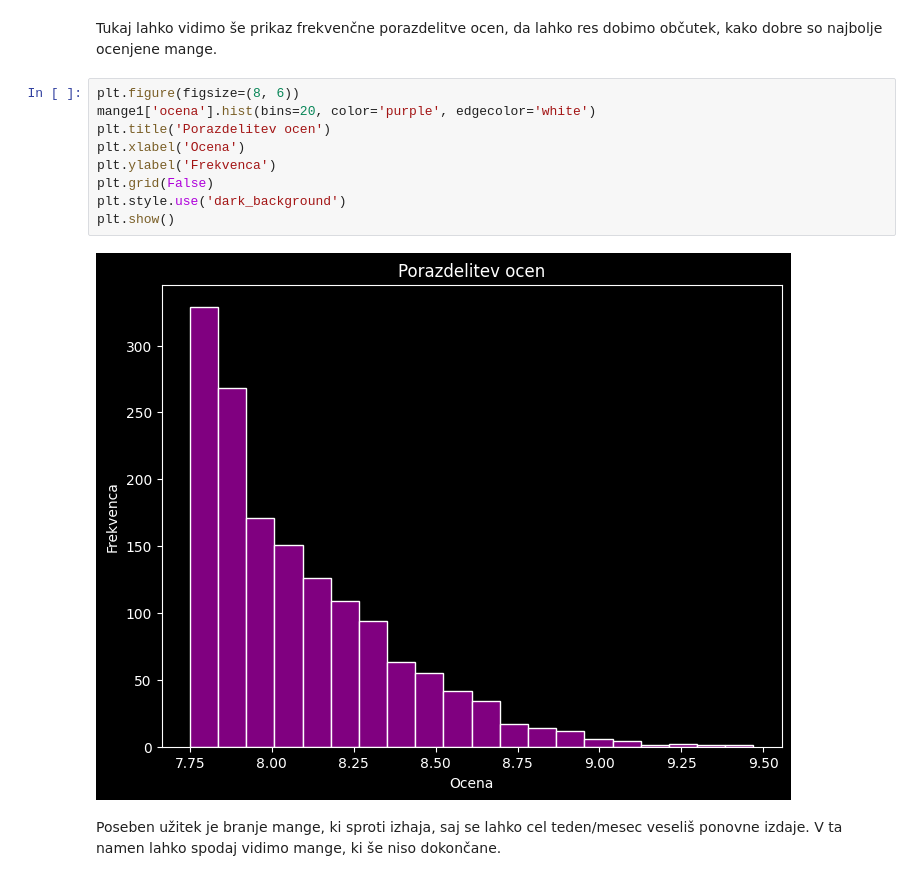
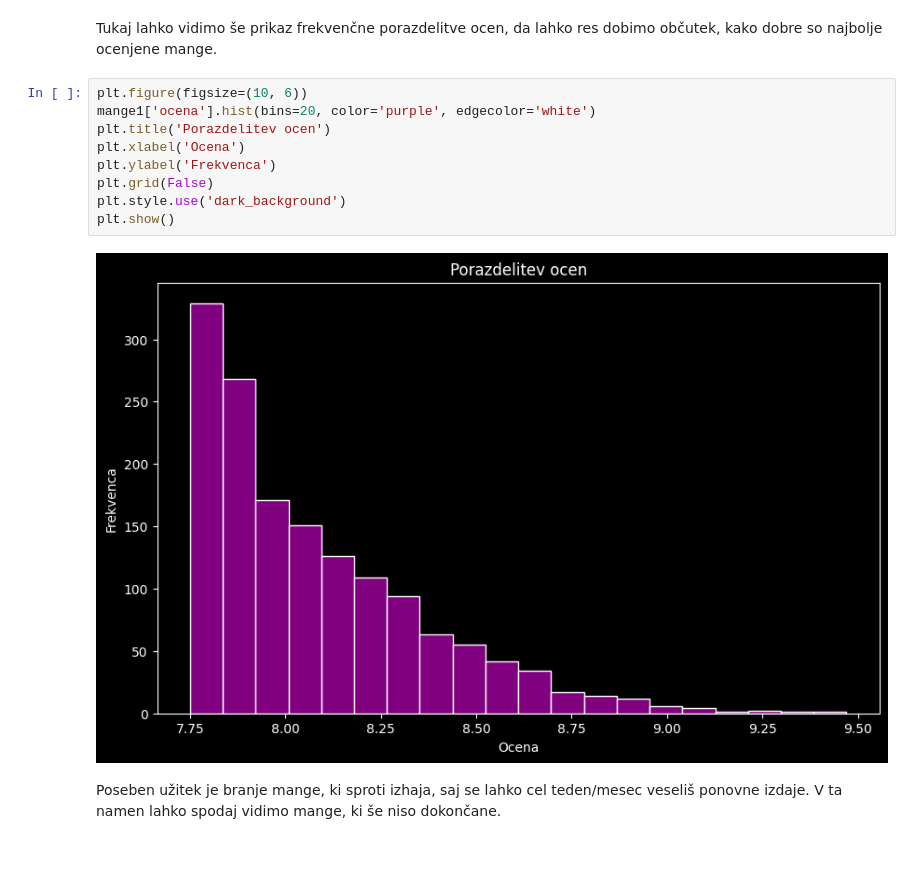
Before and after one commit to slaparj/Projektna_naloga-UVP, a Jupyter notebook: analiza.ipynb, the cells around one changed output. Cells and saved outputs as stored; diff of their text form; blank space fills up the shorter version.

```diff
--- a/analiza.ipynb
+++ b/analiza.ipynb
@@ -34,16 +34,16 @@ mange1.iloc[::,1:]
 # %% [markdown]
 Tukaj lahko vidimo še prikaz frekvenčne porazdelitve ocen, da lahko res dobimo občutek, kako dobre so najbolje ocenjene mange.
 # %%
-plt.figure(figsize=(8, 6))
+plt.figure(figsize=(10, 6))
 mange1['ocena'].hist(bins=20, color='purple', edgecolor='white')
 plt.title('Porazdelitev ocen')
 plt.xlabel('Ocena')
 plt.ylabel('Frekvenca')
 plt.grid(False)
 plt.style.use('dark_background')
 plt.show()
 # %% [output]
-[figure, old version]
+[figure, new version]
 # %% [markdown]
 Poseben užitek je branje mange, ki sproti izhaja, saj se lahko cel teden/mesec veseliš ponovne izdaje. V ta namen lahko spodaj vidimo mange, ki še niso dokončane.
 # %%
```
Also changed, not shown: parts of 4 cells of this notebook.
